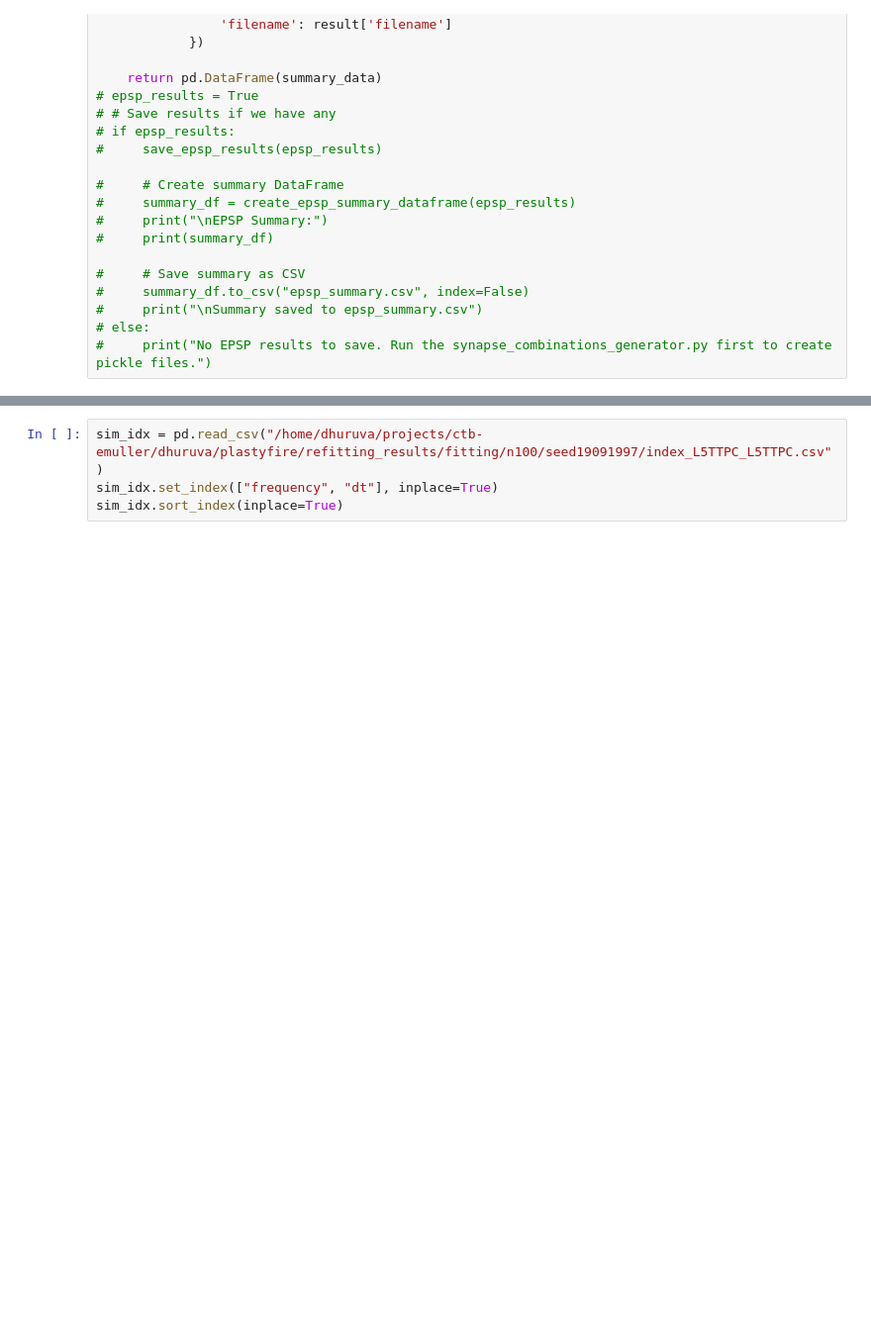
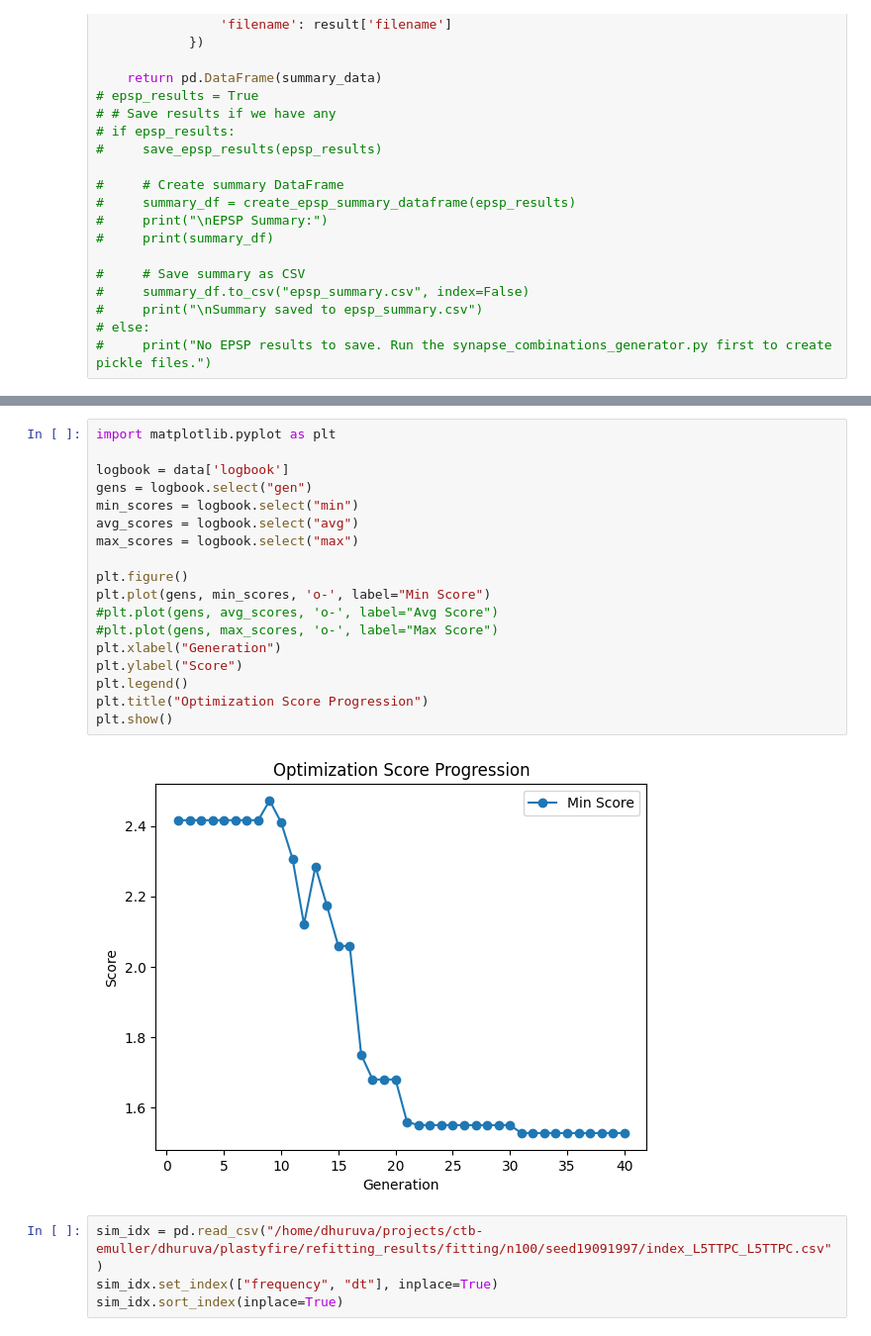
Before and after one commit to ABL-Lab/plastyfire, a Jupyter notebook: plastyfire/analyze.ipynb, the cells around one changed output, grey strips where cells are left out. Shown at 99% size. Saved outputs shown, nothing was run; the diff lists cells and outputs as text; blank space fills up the shorter version.

```diff
--- a/plastyfire/analyze.ipynb
+++ b/plastyfire/analyze.ipynb
@@ -92,3 +108,23 @@ plt.show()
+# %%
+import matplotlib.pyplot as plt
+
+logbook = data['logbook']
+gens = logbook.select("gen")
+min_scores = logbook.select("min")
+avg_scores = logbook.select("avg")
+max_scores = logbook.select("max")
+
+plt.figure()
+plt.plot(gens, min_scores, 'o-', label="Min Score")
+#plt.plot(gens, avg_scores, 'o-', label="Avg Score")
+#plt.plot(gens, max_scores, 'o-', label="Max Score")
+plt.xlabel("Generation")
+plt.ylabel("Score")
+plt.legend()
+plt.title("Optimization Score Progression")
+plt.show()
+# %% [output]
+[figure, added]
 # %%
 sim_idx = pd.read_csv("/home/dhuruva/projects/ctb-emuller/dhuruva/plastyfire/refitting_results/fitting/n100/seed19091997/index_L5TTPC_L5TTPC.csv")
 sim_idx.set_index(["frequency", "dt"], inplace=True)
```
Also changed, not shown: parts of 5 cells of this notebook, 33 other files.
